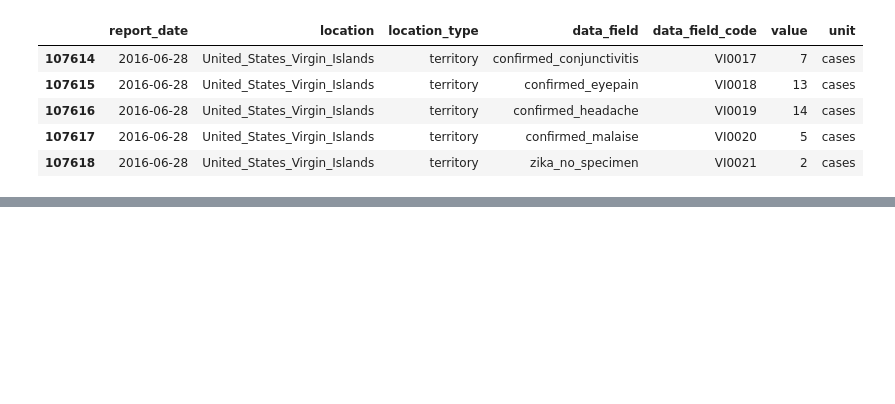
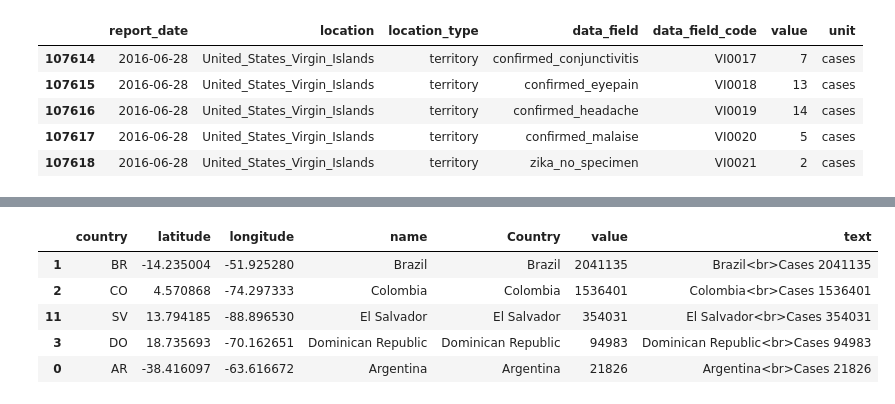
Before and after one commit to juanpanu-zz/Zika-CDC, a Jupyter notebook: Zika-Analysis.ipynb, the cells around one changed output, grey strips where cells are left out. Drawn from its saved outputs; the diff is of its cells as text; code cells hidden in the pictures; blank space fills up the shorter version.

Commit message:
affected countries

```diff
--- a/Zika-Analysis.ipynb
+++ b/Zika-Analysis.ipynb
@@ -92,0 +76,6 @@ dtype: object
+# %%
+df['Country']=df['Country'].replace('Dominican_Republic','Dominican Republic')
+df['Country']=df['Country'].replace('El_Salvador','El Salvador')
+df['Country']=df['Country'].replace('Puerto_Rico','Puerto Rico')
+df['Country']=df['Country'].replace('United_States','United States')
+df['Country']=df['Country'].replace('United_States_Virgin_Islands','U.S. Virgin Islands')
@@ -92,0 +90,3 @@ dtype: object
+# %%
+df_country = df.groupby(['Country']).sum()[['value']].apply(lambda x: x.sort_values(ascending=False)).reset_index()
+df_country.rename(columns={'value':'Cases'}).head(5)
@@ -92,0 +102,18 @@ dtype: object
+# %%
+world_map = pd.read_csv('countries.csv')
+# world_map = world_map[world_map['name']!='Antarctica']
+# world_map = world_map[['name', 'continent', 'geometry']]
+# %%
+zika_map = world_map.merge(df_country, left_on='name', right_on='Country')
+zika_map = zika_map.sort_values('value', ascending=False)
+zika_map['text'] = zika_map['name'] + '<br>Cases ' + (zika_map['value']).astype(str)
+# %%
+# zika_map.reset_index(drop=True,inplace=True)
+zika_map.head()
+# %% [output]
+|  | country | latitude | longitude | name | Country | value | text |
+| 1 | BR | -14.235004 | -51.925280 | Brazil | Brazil | 2041135 | Brazil<br>Cases 2041135 |
+| 2 | CO | 4.570868 | -74.297333 | Colombia | Colombia | 1536401 | Colombia<br>Cases 1536401 |
+| 11 | SV | 13.794185 | -88.896530 | El Salvador | El Salvador | 354031 | El Salvador<br>Cases 354031 |
+| 3 | DO | 18.735693 | -70.162651 | Dominican Republic | Dominican Republic | 94983 | Dominican Republic<br>Cases 94983 |
+| 0 | AR | -38.416097 | -63.616672 | Argentina | Argentina | 21826 | Argentina<br>Cases 21826 |
```
Also changed, not shown: parts of 21 cells of this notebook, 2 other files.
